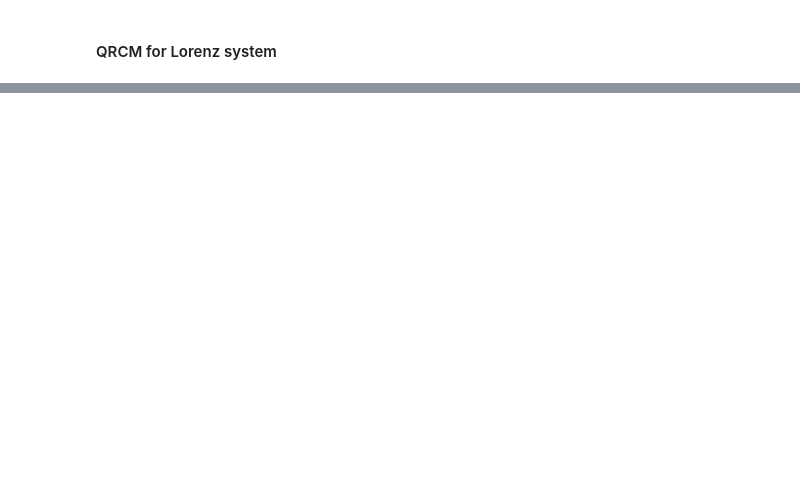
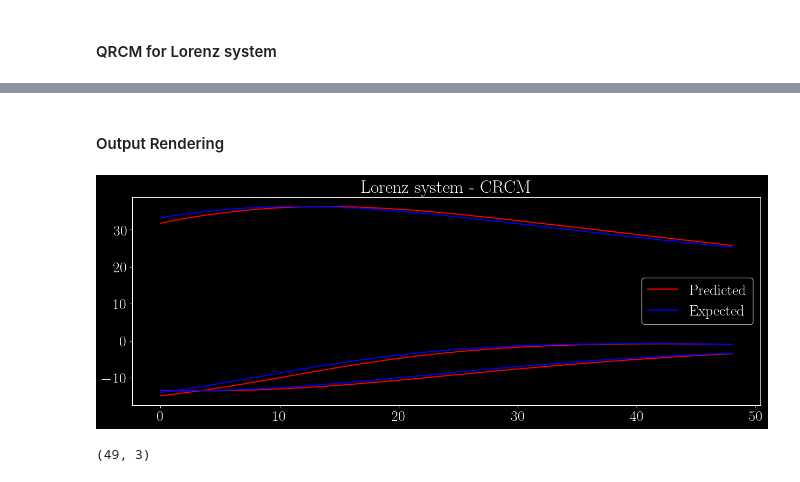
Before and after one commit to raihaan123/Quantum-Turbulence-Learning, a Jupyter notebook: src/main.ipynb, the cells around one changed output, grey strips where cells are left out. Drawn from its saved outputs; the diff is of its cells as text; code cells hidden in the pictures; blank space fills up the shorter version.

```diff
--- a/src/main.ipynb
+++ b/src/main.ipynb
@@ -125,0 +74,30 @@ Y_train_pred: [[ 0.31097571  0.2874751 ]
+# %% [markdown]
+#### Output Rendering
+# %%
+# Plot the data in Y_train_pred
+Y_pred = crcm.Y_pred
+
+# Get expected output
+Y_test = lor3.Y["Test"]
+
+# Make a new figure
+plt.figure()
+plt.plot(Y_pred[:, 0], label="Predicted", color="red")
+plt.plot(Y_pred[:, 1:], color="red")
+
+# Overlay the expected output
+plt.plot(Y_test[:, 0], label="Expected", color="blue")
+plt.plot(Y_test[:, 1:], color="blue")
+
+plt.title("Lorenz system - CRCM")
+plt.legend()
+
+# save the figure - dpi of 300 is good for printing
+plt.savefig("..\Quantum Turbulence Learning\Diagrams\CRCM_Lorenz.png", dpi=300)
+
+plt.show()
+
+print(Y_pred.shape)
+# %% [output]
+[figure, added]
+(49, 3)
```
Also changed, not shown: parts of 5 cells of this notebook, 7 other files.
